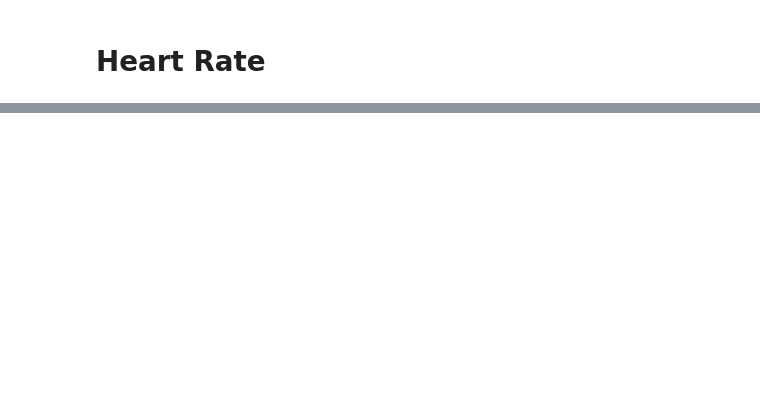
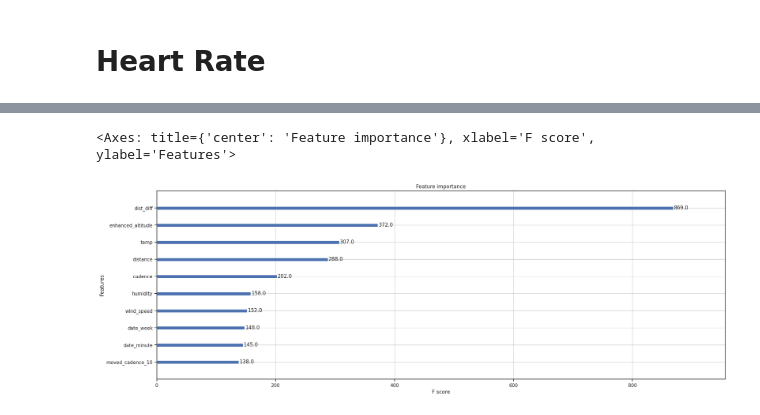
Before and after one commit to VojtaZahradnik/master_thesis, a Jupyter notebook: src/research/Bechovice.ipynb, the cells around one changed output, grey strips where cells are left out. Saved outputs shown, nothing was run; the diff lists cells and outputs as text; code cells hidden in the pictures; blank space fills up the shorter version.

```diff
--- a/src/research/Bechovice.ipynb
+++ b/src/research/Bechovice.ipynb
@@ -193,7 +91,5 @@ test_df= preprocess.calc_windows(df=test_df,
           cols=["heart_rate"])
 test_df = preprocess.calc_moving(df=test_df, max_range=110, col="heart_rate")
 # %%
-clf = XGBRegressor()
-percent_delay = int(len(test_df) * 0.02)  ## 2% delay
-clf.fit(train_df[test_df.columns], speed_train)
+clf.fit(train_df[test_df.columns], train_df.enhanced_speed)
 y_pred_ridge = clf.predict(test_df)
@@ -279,0 +129,6 @@ my_map
+# %%
+import xgboost as xgb
+xgb.plot_importance(clf, max_num_features=10)  # Adjust max_num_features as needed
+# %% [output]
+<Axes: title={'center': 'Feature importance'}, xlabel='F score', ylabel='Features'>
+[figure, added]
```
Also changed, not shown: parts of 45 cells of this notebook, 28 other files.
